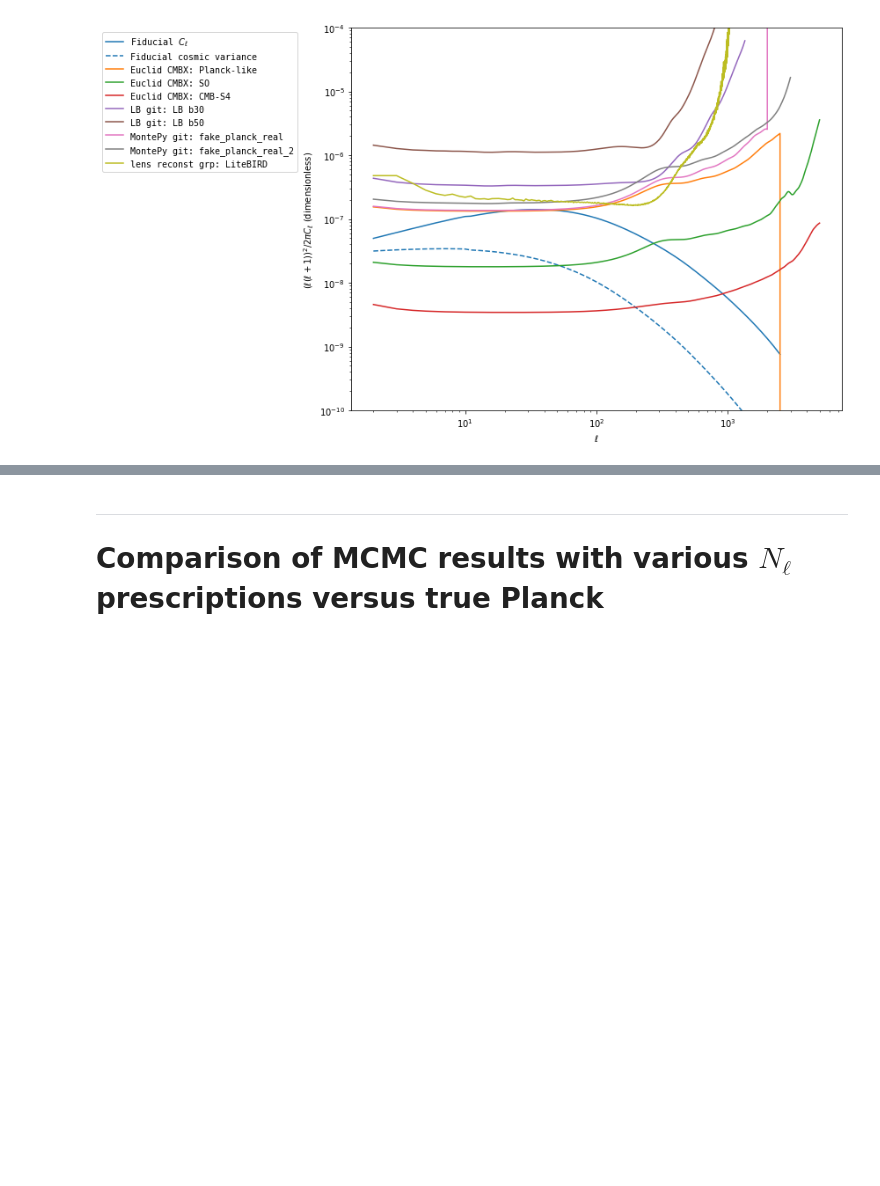
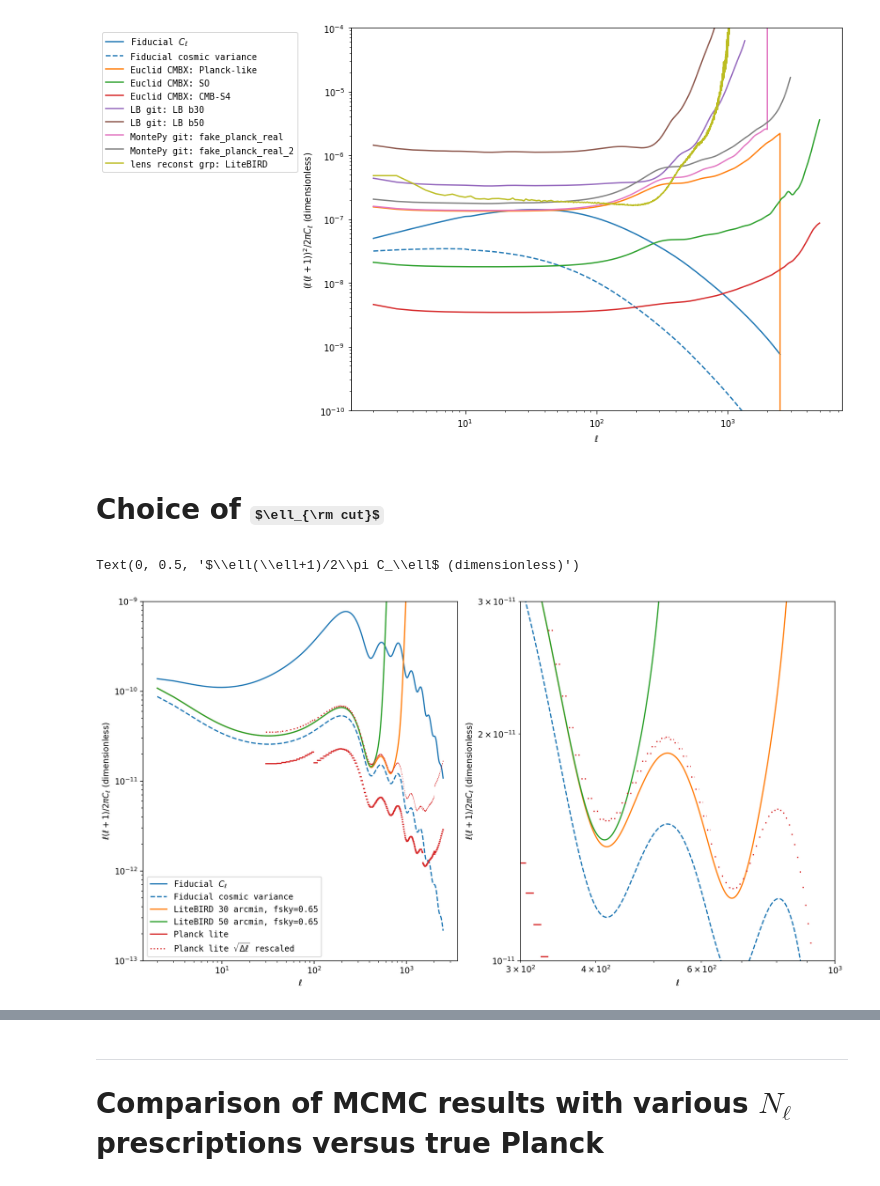
Before and after one commit to litebird/reionization, a Jupyter notebook: LB_forecast_Paris/noise_study/noise_nb.ipynb, the cells around one changed output, grey strips where cells are left out. Drawn from its saved outputs; the diff is of its cells as text; code cells hidden in the pictures; some formulas as TeX source; blank space fills up the shorter version.

```diff
--- a/LB_forecast_Paris/noise_study/noise_nb.ipynb
+++ b/LB_forecast_Paris/noise_study/noise_nb.ipynb
@@ -156,7 +115,7 @@ xs = [
 ]
 ys = [
     fact*cltt,
-    fact*cltt*np.sqrt(2/(2*ell+1)),
+    fact*cltt*np.sqrt(2/(2*ells+1)),
     ncmbx[0]['T-T'][2:]*(lncmbx[0][2:]*(lncmbx[0][2:]+1))/2/np.pi,
     ncmbx[1]['T-T'][2:]*(lncmbx[1][2:]*(lncmbx[1][2:]+1))/2/np.pi,
     ncmbx[2]['T-T'][2:]*(lncmbx[2][2:]*(lncmbx[2][2:]+1))/2/np.pi,
@@ -394,3 +353,70 @@ plt.ylabel(r"$(\ell(\ell+1))^2/2\pi C_\ell$ (dimensionless)")
 # %% [output]
 Text(0, 0.5, '$(\\ell(\\ell+1))^2/2\\pi C_\\ell$ (dimensionless)')
 [figure]
+# %% [markdown]
+# Choice of $\ell_{\rm cut}$
+# %%
+# TT plot
+xs = [
+    ells,
+    ells,
+    tbn30[:, 0],
+    tbn50[:, 0],
+]
+ys = [
+    fact*cltt,
+    fact*cltt*np.sqrt(2/(2*ells+1)),
+    (tbn30[:, 1]/(2.7255*1e6)**2.+cltt[:len(tbn30)])*np.sqrt(2/(2*tbn30[:, 0]+1)/0.65)*tbn30[:, 0]*(tbn30[:, 0]+1)/2./np.pi,
+    (tbn50[:, 1]/(2.7255*1e6)**2.+cltt[:len(tbn50)])*np.sqrt(2/(2*tbn50[:, 0]+1)/0.65)*tbn50[:, 0]*(tbn50[:, 0]+1)/2./np.pi,
+]
+ls = [
+    "-",
+    "--",
+    "-",
+    "-",
+    "-",
+    "-",
+    "-",
+    "-",
+    "-",
+]
+labs = [
+    r"Fiducial $C_\ell$",
+    "Fiducial cosmic variance",
+    r"LiteBIRD 30 arcmin, fsky=0.65",
+    r"LiteBIRD 50 arcmin, fsky=0.65",
+]
+cols = [
+    "C0",
+    "C0",
+    "C1",
+    "C2",
+]
+plt.figure(figsize=(15,8),dpi=200)
+plt.subplot(1,2,1)
+for x, y, l, lab, col in zip(xs, ys, ls, labs, cols):
+    plt.loglog(x, y, ls=l, label=lab, color=col)
+for i, (x, y1, y2) in enumerate(zip(plelltt, pltt, plttR)):
+    lab = "Planck lite" if i == 0 else None
+    plt.loglog(x, y1, label=lab, color="C3")
+    lab = r"Planck lite $\sqrt{\Delta \ell}$ rescaled" if i == 0 else None
+    plt.loglog(x, y2, label=lab, ls=':', color="C3")
+plt.legend(prop={'family': 'monospace'})#, bbox_to_anchor=(-0.1, 1))
+plt.ylim(1e-13, 1e-09)
+plt.xlabel(r"$\ell$")
+plt.ylabel(r"$\ell(\ell+1)/2\pi C_\ell$ (dimensionless)")
+plt.subplot(1,2,2)
+for x, y, l, lab, col in zip(xs, ys, ls, labs, cols):
+    plt.loglog(x, y, ls=l, label=lab, color=col)
+for i, (x, y1, y2) in enumerate(zip(plelltt, pltt, plttR)):
+    lab = "Planck lite" if i == 0 else None
+    plt.loglog(x, y1, label=lab, color="C3")
+    lab = r"Planck lite $\sqrt{\Delta \ell}$ rescaled" if i == 0 else None
+    plt.loglog(x, y2, label=lab, ls=':', color="C3")
+plt.xlim(300., 1000)
+plt.ylim(1e-11, 3e-11)
+plt.xlabel(r"$\ell$")
+plt.ylabel(r"$\ell(\ell+1)/2\pi C_\ell$ (dimensionless)")
+# %% [output]
+Text(0, 0.5, '$\\ell(\\ell+1)/2\\pi C_\\ell$ (dimensionless)')
+[figure, added]
```
Also changed, not shown: parts of 3 cells of this notebook.
